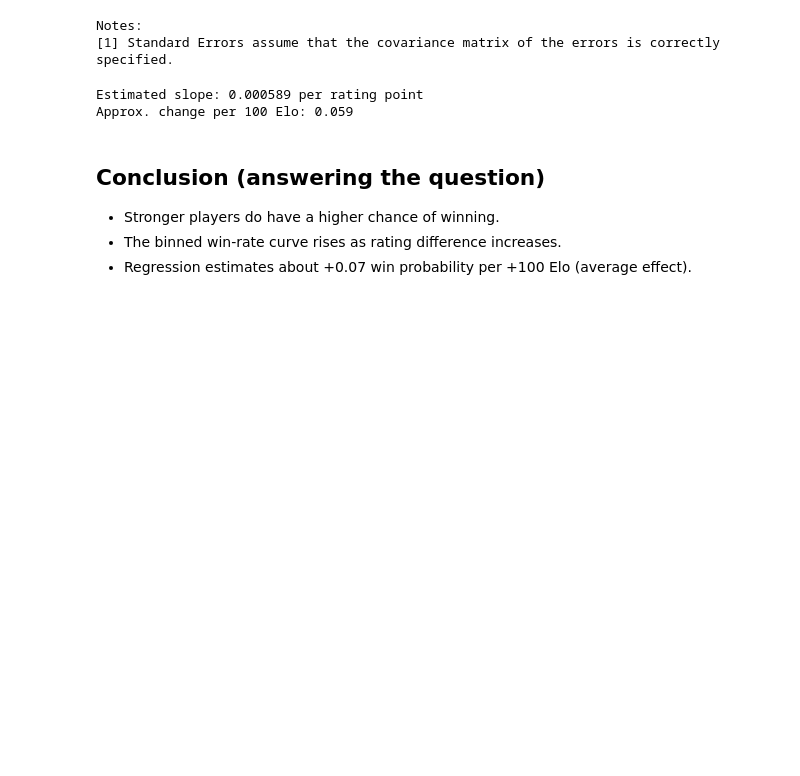
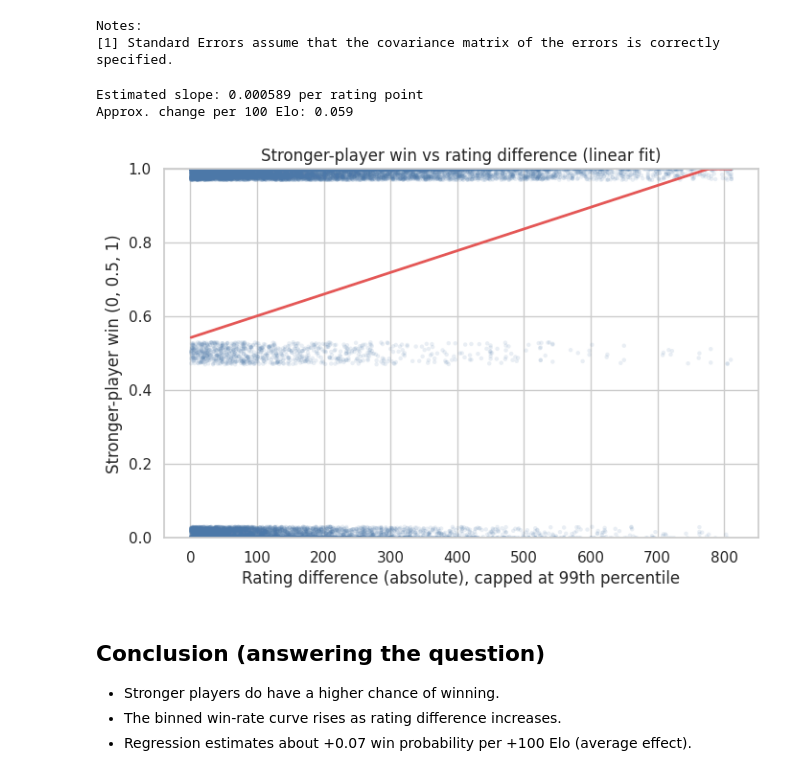
Before and after one commit to schwaja/Stochastic, a Jupyter notebook: Rating_Win_Probability_Analysis.ipynb, the cells around one changed output. Drawn from its saved outputs; the diff is of its cells as text; code cells hidden in the pictures; blank space fills up the shorter version.

```diff
--- a/Rating_Win_Probability_Analysis.ipynb
+++ b/Rating_Win_Probability_Analysis.ipynb
@@ -115,6 +132,37 @@ Notes:
 [1] Standard Errors assume that the covariance matrix of the errors is correctly specified.
 Estimated slope: 0.000589 per rating point
 Approx. change per 100 Elo: 0.059
+# %%
+# Scatter + regression line (like the reference screenshot)
+x_max = model_df["rating_diff_abs"].quantile(0.99)
+plot_df = model_df[model_df["rating_diff_abs"] <= x_max].copy()
+
+x_grid = np.linspace(plot_df["rating_diff_abs"].min(), plot_df["rating_diff_abs"].max(), 200)
+X_grid = sm.add_constant(x_grid)
+pred_line = ols_model.predict(X_grid)
+pred_line = np.clip(pred_line, 0, 1)
+
+rng = np.random.default_rng(42)
+y_jitter = plot_df["stronger_win"] + rng.uniform(-0.03, 0.03, size=len(plot_df))
+y_jitter = np.clip(y_jitter, 0, 1)
+
+plt.figure(figsize=(8, 5))
+plt.scatter(
+    plot_df["rating_diff_abs"],
+    y_jitter,
+    alpha=0.12,
+    s=10,
+    color="#4c78a8",
+    edgecolor="none",
+)
+plt.plot(x_grid, pred_line, color="#e45756", linewidth=2)
+plt.title("Stronger-player win vs rating difference (linear fit)")
+plt.xlabel("Rating difference (absolute), capped at 99th percentile")
+plt.ylabel("Stronger-player win (0, 0.5, 1)")
+plt.ylim(0, 1)
+plt.show()
+# %% [output]
+[figure, added]
 # %% [markdown]
 ## Conclusion (answering the question)
 - Stronger players do have a higher chance of winning.
```
Also changed, not shown: parts of 1 cell of this notebook.
